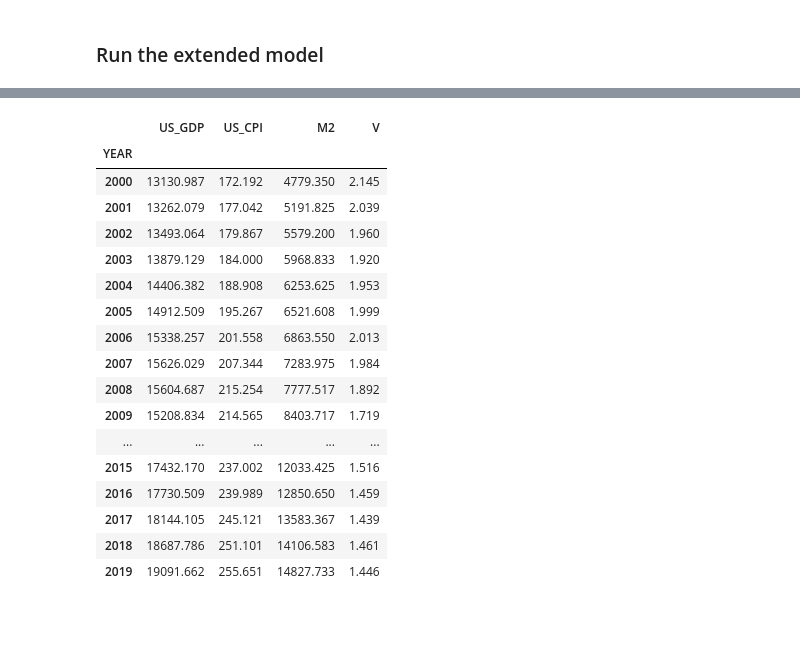
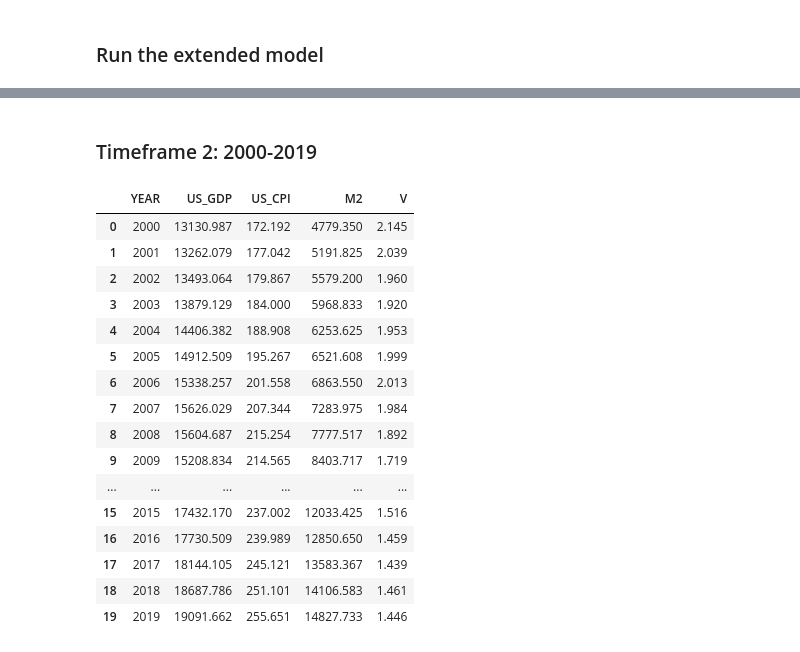
Before and after one commit to jesschow1/project2, a Jupyter notebook: Final Project.ipynb, the cells around one changed output, grey strips where cells are left out. Drawn from its saved outputs; the diff is of its cells as text; code cells hidden in the pictures; blank space fills up the shorter version.

Commit message:
Merge_v2

```diff
--- a/Final Project.ipynb
+++ b/Final Project.ipynb
@@ -305,3 +293,0 @@ merge_data
-# %%
-merge_data = merge_data.set_index('YEAR')
-merge_data.head()
@@ -405,22 +461,24 @@ Standard errors in parentheses.
+# %% [markdown]
+### Timeframe 2: 2000-2019
 # %%
-tf_2 = merge_data.loc['2000':'2019', :]
+tf_2 = merge_data.loc[40:59]
+tf_2 = tf_2.reset_index(drop = True)
 tf_2
 # %% [output]
-|  | US_GDP | US_CPI | M2 | V |
-| YEAR |  |  |  |  |
-| 2000 | 13130.987 | 172.192 | 4779.350 | 2.145 |
-| 2001 | 13262.079 | 177.042 | 5191.825 | 2.039 |
-| 2002 | 13493.064 | 179.867 | 5579.200 | 1.960 |
-| 2003 | 13879.129 | 184.000 | 5968.833 | 1.920 |
-| 2004 | 14406.382 | 188.908 | 6253.625 | 1.953 |
-| 2005 | 14912.509 | 195.267 | 6521.608 | 1.999 |
-| 2006 | 15338.257 | 201.558 | 6863.550 | 2.013 |
-| 2007 | 15626.029 | 207.344 | 7283.975 | 1.984 |
-| 2008 | 15604.687 | 215.254 | 7777.517 | 1.892 |
-| 2009 | 15208.834 | 214.565 | 8403.717 | 1.719 |
-| ... | ... | ... | ... | ... |
-| 2015 | 17432.170 | 237.002 | 12033.425 | 1.516 |
-| 2016 | 17730.509 | 239.989 | 12850.650 | 1.459 |
-| 2017 | 18144.105 | 245.121 | 13583.367 | 1.439 |
-| 2018 | 18687.786 | 251.101 | 14106.583 | 1.461 |
-| 2019 | 19091.662 | 255.651 | 14827.733 | 1.446 |
+|  | YEAR | US_GDP | US_CPI | M2 | V |
+| 0 | 2000 | 13130.987 | 172.192 | 4779.350 | 2.145 |
+| 1 | 2001 | 13262.079 | 177.042 | 5191.825 | 2.039 |
+| 2 | 2002 | 13493.064 | 179.867 | 5579.200 | 1.960 |
+| 3 | 2003 | 13879.129 | 184.000 | 5968.833 | 1.920 |
+| 4 | 2004 | 14406.382 | 188.908 | 6253.625 | 1.953 |
+| 5 | 2005 | 14912.509 | 195.267 | 6521.608 | 1.999 |
+| 6 | 2006 | 15338.257 | 201.558 | 6863.550 | 2.013 |
+| 7 | 2007 | 15626.029 | 207.344 | 7283.975 | 1.984 |
+| 8 | 2008 | 15604.687 | 215.254 | 7777.517 | 1.892 |
+| 9 | 2009 | 15208.834 | 214.565 | 8403.717 | 1.719 |
+| ... | ... | ... | ... | ... | ... |
+| 15 | 2015 | 17432.170 | 237.002 | 12033.425 | 1.516 |
+| 16 | 2016 | 17730.509 | 239.989 | 12850.650 | 1.459 |
+| 17 | 2017 | 18144.105 | 245.121 | 13583.367 | 1.439 |
+| 18 | 2018 | 18687.786 | 251.101 | 14106.583 | 1.461 |
+| 19 | 2019 | 19091.662 | 255.651 | 14827.733 | 1.446 |
```
Also changed, not shown: parts of 21 cells of this notebook, 1 other file.
